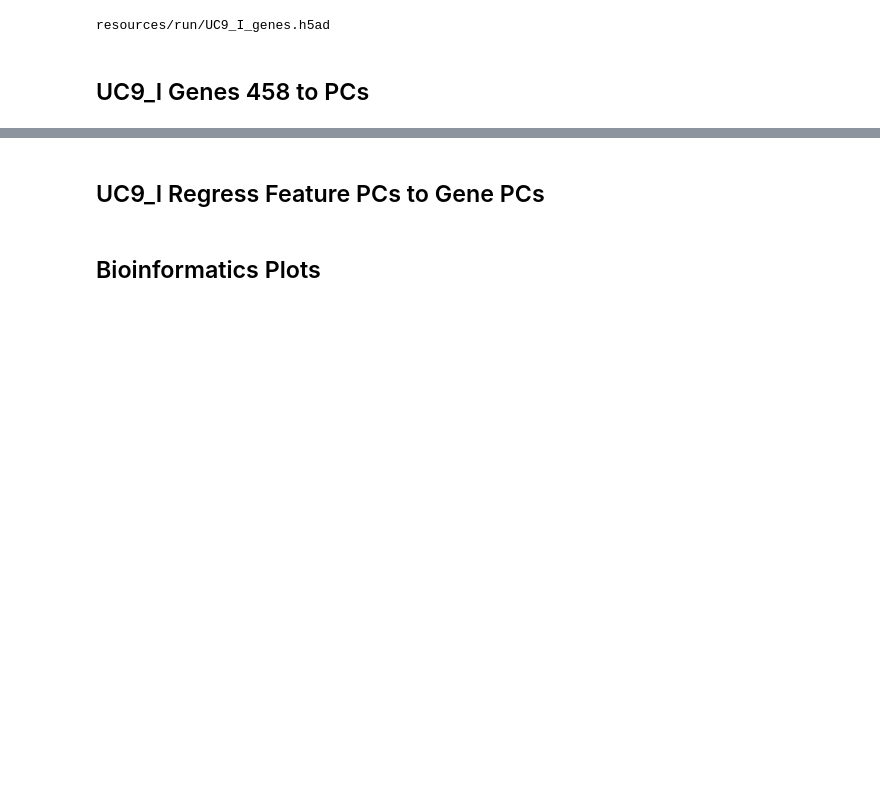
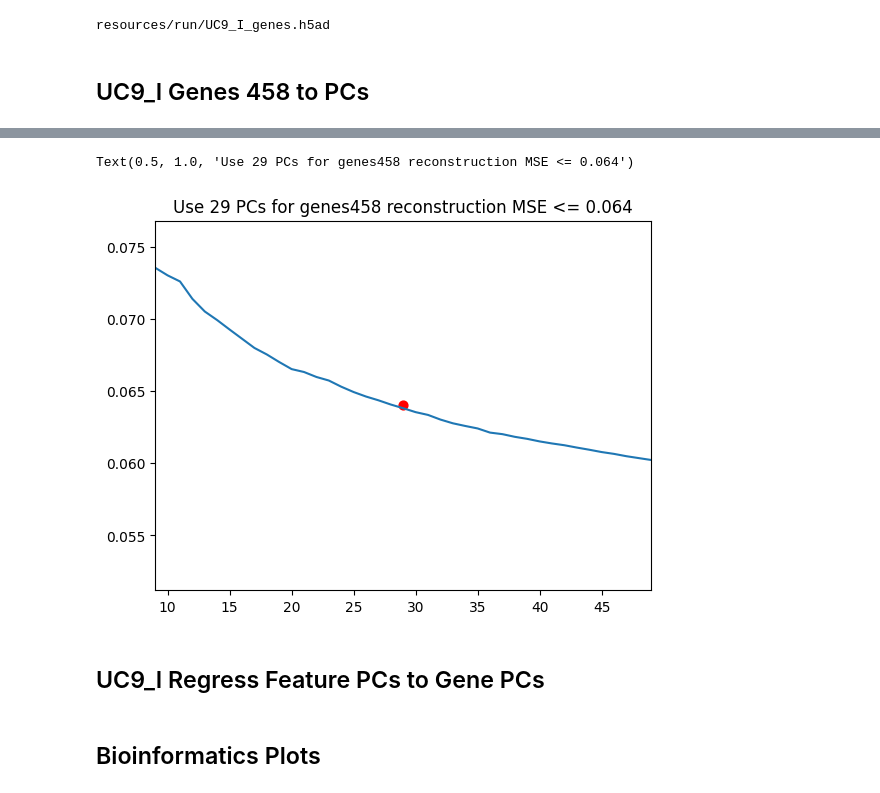
Before and after one commit to catskillsresearch/broad-3-catskills, a Jupyter notebook: Luigi.ipynb, the cells around one changed output, grey strips where cells are left out. Cells and saved outputs as stored; diff of their text form; code cells hidden in the pictures; blank space fills up the shorter version.

```diff
--- a/Luigi.ipynb
+++ b/Luigi.ipynb
@@ -249,0 +261,9 @@ adata.to_csv('resources/run/UC9_I_genes458.csv.gz', compression='gzip')
+# %%
+plt.plot(MSE)
+plt.xlim([finish-20, finish+20])
+plt.ylim([mse_goal * 0.8, mse_goal * 1.2])
+plt.scatter([finish],[mse_goal],color='red', s=40)
+plt.title(f'Use {finish} PCs for {self.object_type} reconstruction MSE <= {mse_goal}')
+# %% [output]
+Text(0.5, 1.0, 'Use 29 PCs for genes458 reconstruction MSE <= 0.064')
+[figure, added]
```
Also changed, not shown: parts of 14 cells of this notebook, 11 other files.
